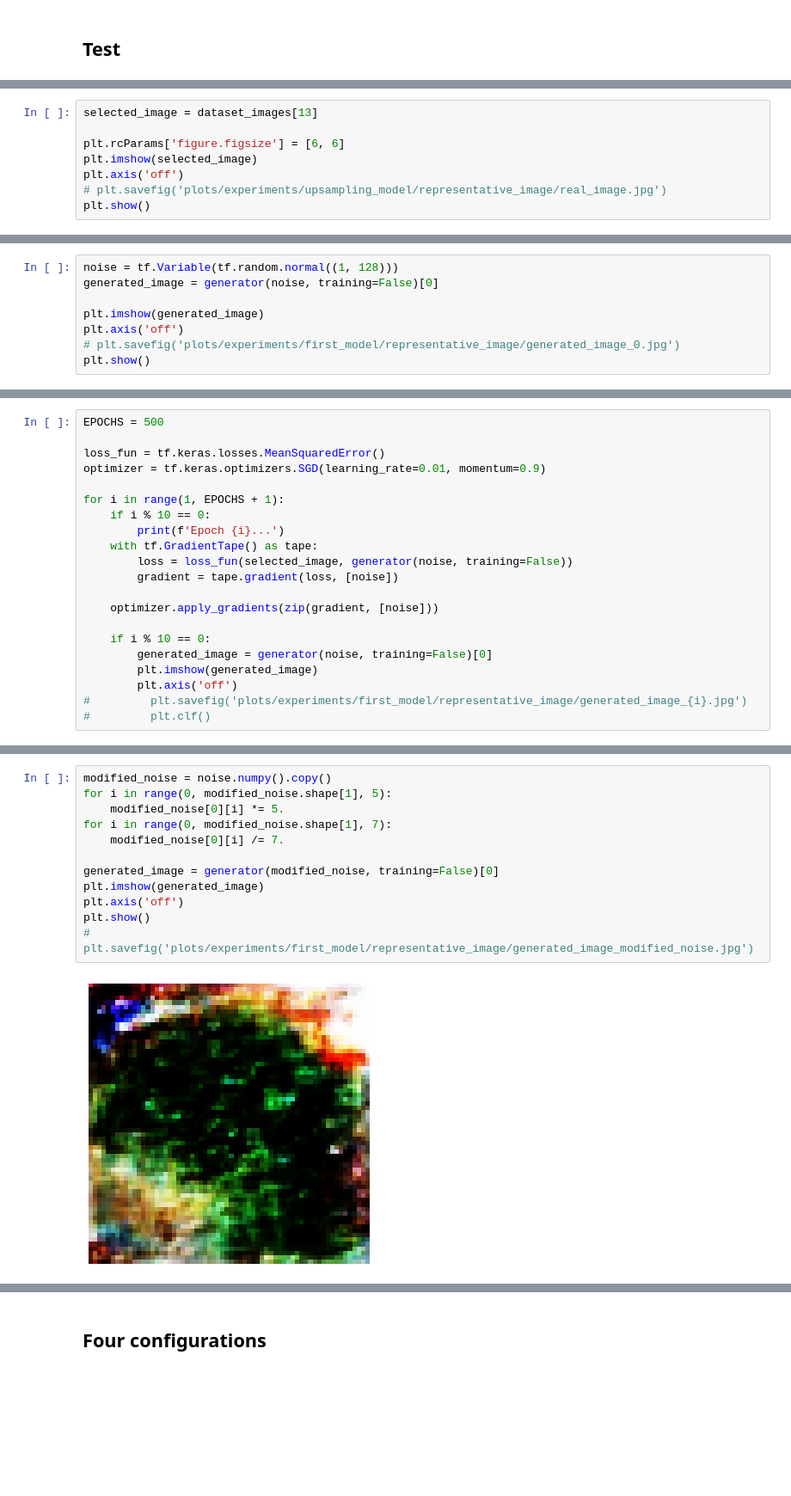
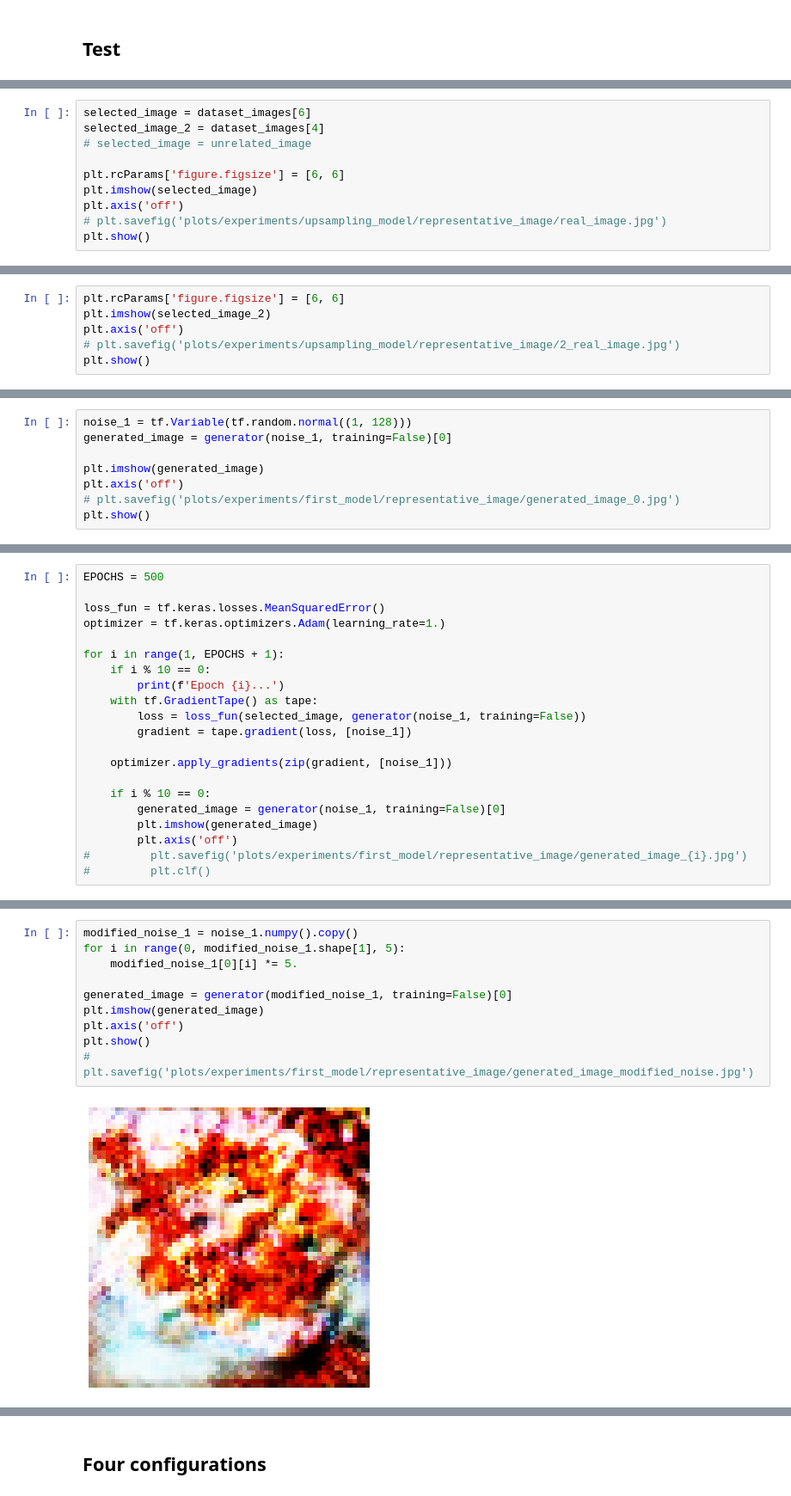
Before and after one commit to MatiXOfficial/pattern-recognition-techniques, a Jupyter notebook: lab5/lab5-experiments.ipynb, the cells around one changed output, grey strips where cells are left out. Shown at 86% size. Cells and saved outputs as stored; diff of their text form; blank space fills up the shorter version.

```diff
--- a/lab5/lab5-experiments.ipynb
+++ b/lab5/lab5-experiments.ipynb
@@ -108,7 +125,9 @@ generator.load_weights(GENERATOR_PATH_TO_LOAD)
 # %% [output]
 <tensorflow.python.training.tracking.util.CheckpointLoadStatus at 0x...>
 # %%
-selected_image = dataset_images[13]
+selected_image = dataset_images[6]
+selected_image_2 = dataset_images[4]
+# selected_image = unrelated_image
 
 plt.rcParams['figure.figsize'] = [6, 6]
 plt.imshow(selected_image)
@@ -119,0 +139,6 @@ plt.show()
+# %%
+plt.rcParams['figure.figsize'] = [6, 6]
+plt.imshow(selected_image_2)
+plt.axis('off')
+# plt.savefig('plots/experiments/upsampling_model/representative_image/2_real_image.jpg')
+plt.show()
@@ -120,6 +147,6 @@ plt.show()
 # %%
-noise = tf.Variable(tf.random.normal((1, 128)))
-generated_image = generator(noise, training=False)[0]
+noise_1 = tf.Variable(tf.random.normal((1, 128)))
+generated_image = generator(noise_1, training=False)[0]
 
 plt.imshow(generated_image)
 plt.axis('off')
@@ -131,19 +158,19 @@ plt.show()
 EPOCHS = 500
 
 loss_fun = tf.keras.losses.MeanSquaredError()
-optimizer = tf.keras.optimizers.SGD(learning_rate=0.01, momentum=0.9)
+optimizer = tf.keras.optimizers.Adam(learning_rate=1.)
 
 for i in range(1, EPOCHS + 1):
     if i % 10 == 0:
         print(f'Epoch {i}...')
     with tf.GradientTape() as tape:
-        loss = loss_fun(selected_image, generator(noise, training=False))
-        gradient = tape.gradient(loss, [noise])
+        loss = loss_fun(selected_image, generator(noise_1, training=False))
+        gradient = tape.gradient(loss, [noise_1])
 
-    optimizer.apply_gradients(zip(gradient, [noise]))
+    optimizer.apply_gradients(zip(gradient, [noise_1]))
 
     if i % 10 == 0:
-        generated_image = generator(noise, training=False)[0]
+        generated_image = generator(noise_1, training=False)[0]
         plt.imshow(generated_image)
         plt.axis('off')
 #         plt.savefig('plots/experiments/first_model/representative_image/generated_image_{i}.jpg')
@@ -170,14 +197,12 @@ Epoch 500...
 # %%
-modified_noise = noise.numpy().copy()
-for i in range(0, modified_noise.shape[1], 5):
-    modified_noise[0][i] *= 5.
-for i in range(0, modified_noise.shape[1], 7):
-    modified_noise[0][i] /= 7.
+modified_noise_1 = noise_1.numpy().copy()
+for i in range(0, modified_noise_1.shape[1], 5):
+    modified_noise_1[0][i] *= 5.
 
-generated_image = generator(modified_noise, training=False)[0]
+generated_image = generator(modified_noise_1, training=False)[0]
 plt.imshow(generated_image)
 plt.axis('off')
 plt.show()
 # plt.savefig('plots/experiments/first_model/representative_image/generated_image_modified_noise.jpg')
 # %% [output]
-[figure, old version]
+[figure, new version]
```
Also changed, not shown: parts of 14 cells of this notebook, 3 other files.
